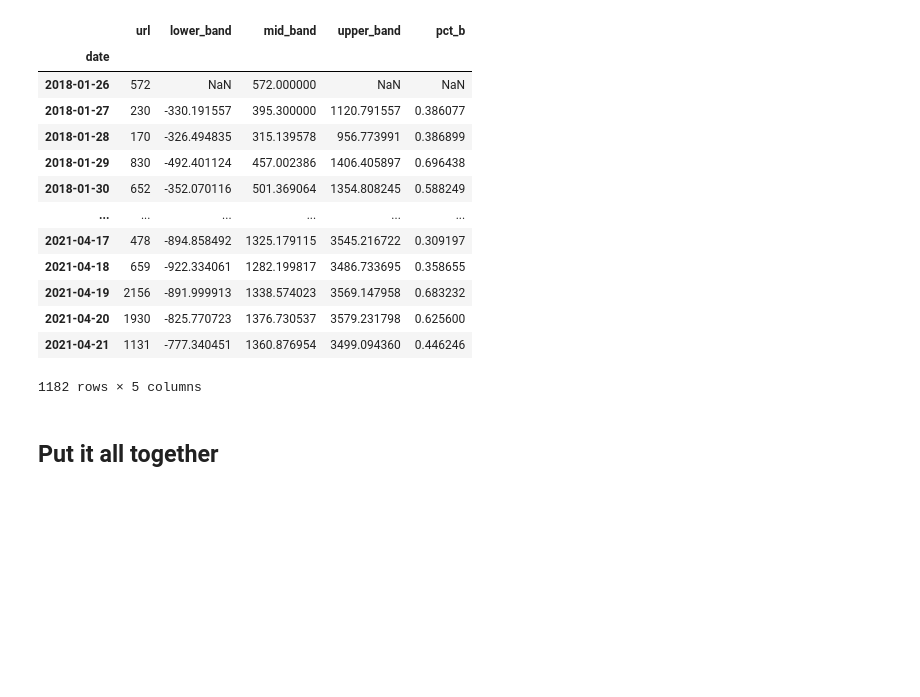
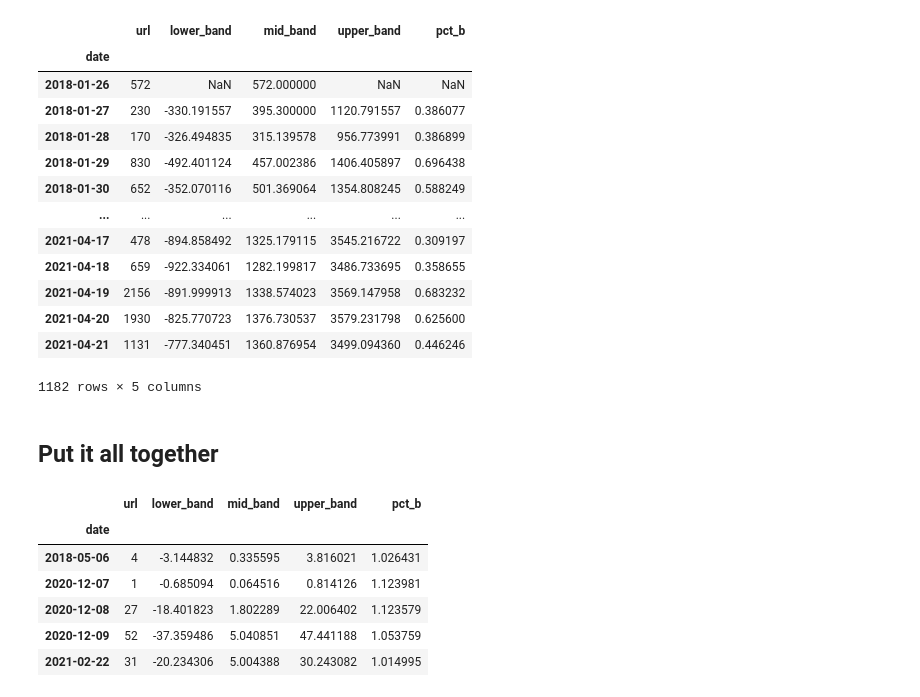
Before and after one commit to david-ryan-alviola/anomaly-detection-exercises, a Jupyter notebook: time_series_anomaly_detection.ipynb, the cells around one changed output. Cells and saved outputs as stored; diff of their text form; code cells hidden in the pictures; blank space fills up the shorter version.

```diff
--- a/time_series_anomaly_detection.ipynb
+++ b/time_series_anomaly_detection.ipynb
@@ -244,0 +280,19 @@ visits
+# %%
+bands = generate_bollinger_bands(dalviola_visits_df, 30, 3)
+# %%
+dalviola_visits_df = pd.concat([dalviola_visits_df, bands], axis=1)
+# %%
+pct_b = calculate_pct_bandwith(dalviola_visits_df.url, dalviola_visits_df.upper_band, dalviola_visits_df.lower_band)
+# %%
+dalviola_visits_df = pd.concat([dalviola_visits_df, pct_b], axis=1)
+# %%
+# Anomalies found step-by-step
+dalviola_visits_df[dalviola_visits_df.pct_b > 1]
+# %% [output]
+|  | url | lower_band | mid_band | upper_band | pct_b |
+| date |  |  |  |  |  |
+| 2018-05-06 | 4 | -3.144832 | 0.335595 | 3.816021 | 1.026431 |
+| 2020-12-07 | 1 | -0.685094 | 0.064516 | 0.814126 | 1.123981 |
+| 2020-12-08 | 27 | -18.401823 | 1.802289 | 22.006402 | 1.123579 |
+| 2020-12-09 | 52 | -37.359486 | 5.040851 | 47.441188 | 1.053759 |
+| 2021-02-22 | 31 | -20.234306 | 5.004388 | 30.243082 | 1.014995 |
```
Also changed, not shown: parts of 5 cells of this notebook.
